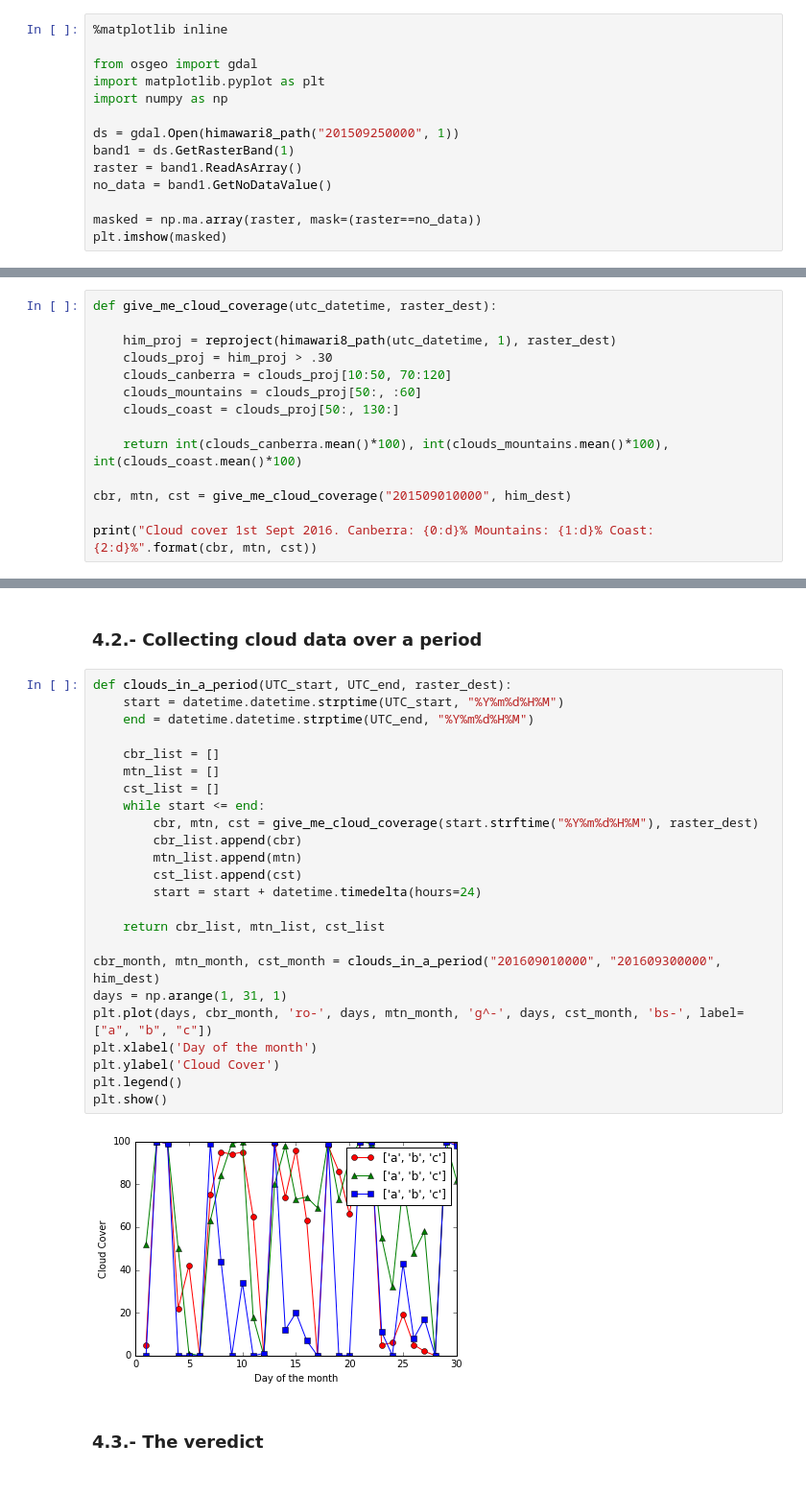
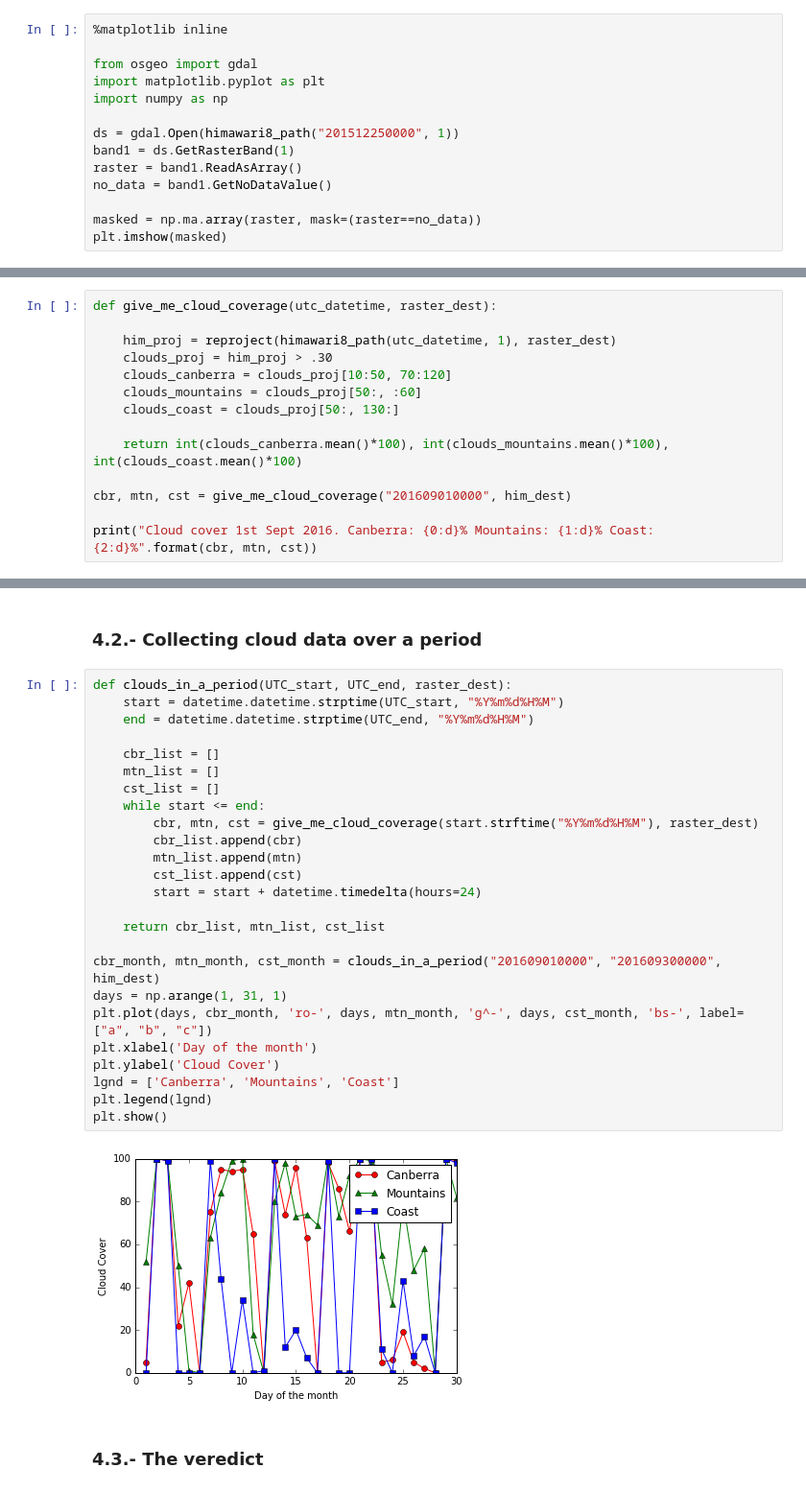
Before and after one commit to nigelrees/Data-Intensive-Workshop-Nov-2016, a Jupyter notebook: 06_Python_Data_Examples_II/Satellite_Imaging.ipynb, the cells around one changed output, grey strips where cells are left out. Shown at 96% size. Drawn from its saved outputs; the diff is of its cells as text.

```diff
--- a/06_Python_Data_Examples_II/Satellite_Imaging.ipynb
+++ b/06_Python_Data_Examples_II/Satellite_Imaging.ipynb
@@ -70,7 +69,7 @@ from osgeo import gdal
 import matplotlib.pyplot as plt
 import numpy as np
 
-ds = gdal.Open(himawari8_path("201509250000", 1))
+ds = gdal.Open(himawari8_path("201512250000", 1))
 band1 = ds.GetRasterBand(1)
 raster = band1.ReadAsArray()
 no_data = band1.GetNoDataValue()
@@ -246,7 +245,7 @@ def give_me_cloud_coverage(utc_datetime, raster_dest):
 
     return int(clouds_canberra.mean()*100), int(clouds_mountains.mean()*100), int(clouds_coast.mean()*100)
 
-cbr, mtn, cst = give_me_cloud_coverage("201509010000", him_dest)
+cbr, mtn, cst = give_me_cloud_coverage("201609010000", him_dest)
 
 print("Cloud cover 1st Sept 2016. Canberra: {0:d}% Mountains: {1:d}% Coast: {2:d}%".format(cbr, mtn, cst))
 # %% [output]
@@ -256,29 +255,30 @@ Cloud cover 1st Sept 2016. Canberra: 26% Mountains: 0% Coast: 0%
 # %%
 def clouds_in_a_period(UTC_start, UTC_end, raster_dest):
     start = datetime.datetime.strptime(UTC_start, "%Y%m%d%H%M")
     end = datetime.datetime.strptime(UTC_end, "%Y%m%d%H%M")
 
     cbr_list = []
     mtn_list = []
     cst_list = []
     while start <= end:
         cbr, mtn, cst = give_me_cloud_coverage(start.strftime("%Y%m%d%H%M"), raster_dest)
         cbr_list.append(cbr)
         mtn_list.append(mtn)
         cst_list.append(cst)
         start = start + datetime.timedelta(hours=24)
 
     return cbr_list, mtn_list, cst_list
 
 cbr_month, mtn_month, cst_month = clouds_in_a_period("201609010000", "201609300000", him_dest)
 days = np.arange(1, 31, 1)
 plt.plot(days, cbr_month, 'ro-', days, mtn_month, 'g^-', days, cst_month, 'bs-', label=["a", "b", "c"])
 plt.xlabel('Day of the month')
 plt.ylabel('Cloud Cover')
-plt.legend()
+lgnd = ['Canberra', 'Mountains', 'Coast']
+plt.legend(lgnd)
 plt.show()
 # %% [output]
-[figure, old version]
+[figure, new version]
 # %% [markdown]
 ### 4.3.- The veredict
 # %%
```
Also changed, not shown: parts of 4 cells of this notebook.
